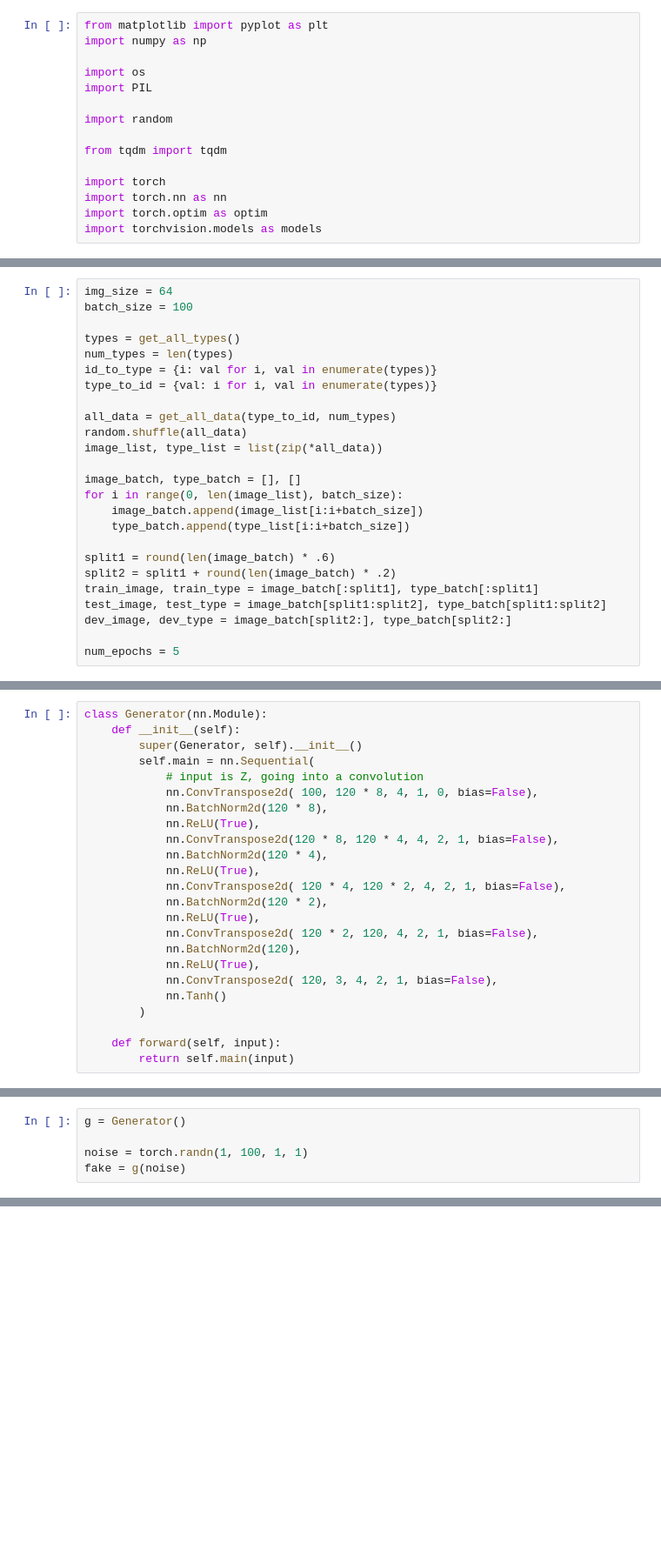
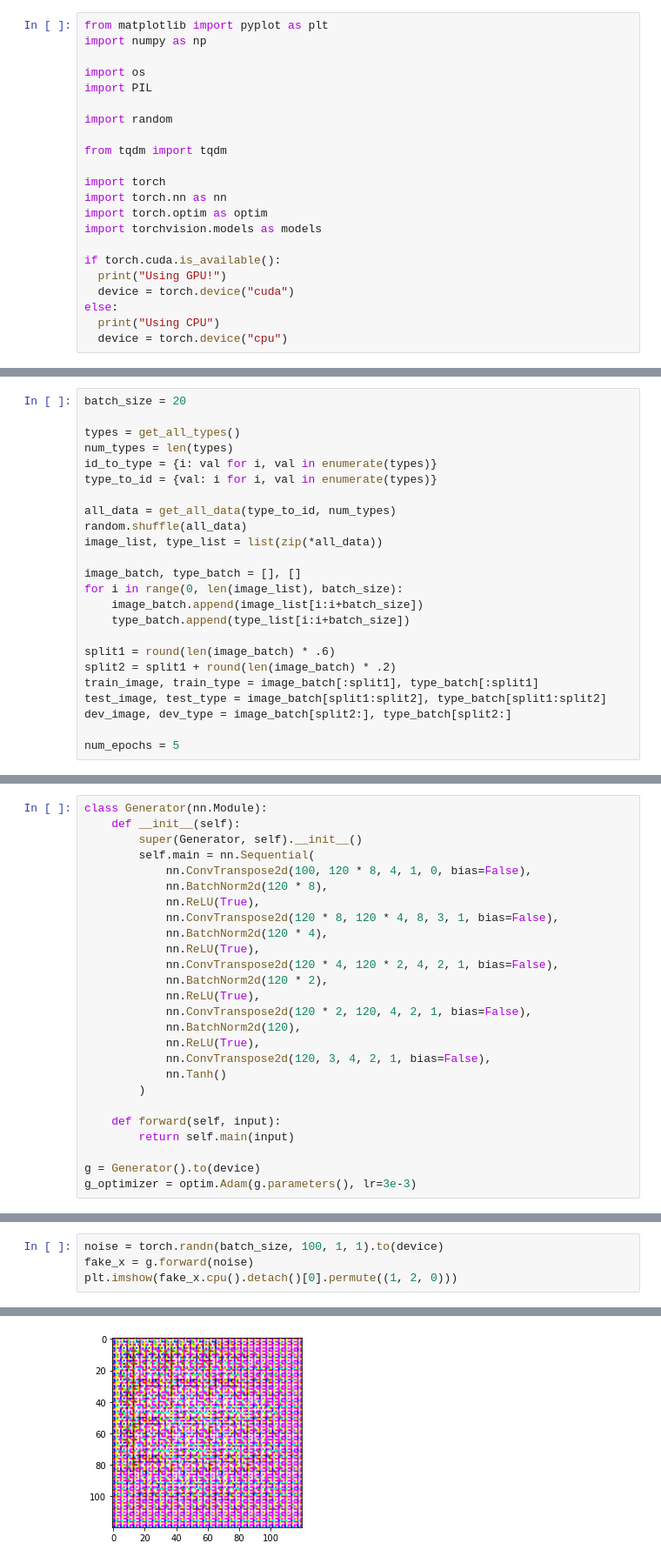
Before and after one commit to soorinslee/pokemon-type-classification, a Jupyter notebook: project.ipynb, the cells around one changed output, grey strips where cells are left out. Shown at 87% size. Saved outputs shown, nothing was run; the diff lists cells and outputs as text; blank space fills up the shorter version.

```diff
--- a/project.ipynb
+++ b/project.ipynb
@@ -13,3 +13,10 @@ import torch
 import torch.nn as nn
 import torch.optim as optim
 import torchvision.models as models
+
+if torch.cuda.is_available():
+  print("Using GPU!")
+  device = torch.device("cuda")
+else:
+  print("Using CPU")
+  device = torch.device("cpu")
@@ -40,8 +52,7 @@ def get_all_data(_type_to_id, _num_types):
 
     return output[1:]
 # %%
-img_size = 64
-batch_size = 100
+batch_size = 20
 
 types = get_all_types()
 num_types = len(types)
@@ -177,22 +217,24 @@ class Generator(nn.Module):
     def __init__(self):
         super(Generator, self).__init__()
         self.main = nn.Sequential(
-            # input is Z, going into a convolution
-            nn.ConvTranspose2d( 100, 120 * 8, 4, 1, 0, bias=False),
+            nn.ConvTranspose2d(100, 120 * 8, 4, 1, 0, bias=False),
             nn.BatchNorm2d(120 * 8),
             nn.ReLU(True),
-            nn.ConvTranspose2d(120 * 8, 120 * 4, 4, 2, 1, bias=False),
+            nn.ConvTranspose2d(120 * 8, 120 * 4, 8, 3, 1, bias=False),
             nn.BatchNorm2d(120 * 4),
             nn.ReLU(True),
-            nn.ConvTranspose2d( 120 * 4, 120 * 2, 4, 2, 1, bias=False),
+            nn.ConvTranspose2d(120 * 4, 120 * 2, 4, 2, 1, bias=False),
             nn.BatchNorm2d(120 * 2),
             nn.ReLU(True),
-            nn.ConvTranspose2d( 120 * 2, 120, 4, 2, 1, bias=False),
+            nn.ConvTranspose2d(120 * 2, 120, 4, 2, 1, bias=False),
             nn.BatchNorm2d(120),
             nn.ReLU(True),
-            nn.ConvTranspose2d( 120, 3, 4, 2, 1, bias=False),
+            nn.ConvTranspose2d(120, 3, 4, 2, 1, bias=False),
             nn.Tanh()
         )
 
     def forward(self, input):
         return self.main(input)
+
+g = Generator().to(device)
+g_optimizer = optim.Adam(g.parameters(), lr=3e-3)
@@ -206,5 +240,0 @@ im = (torch.tensor(np.transpose(np.asarray(image.resize((120,120))) / 255.0, (2,
-# %%
-g = Generator()
-
-noise = torch.randn(1, 100, 1, 1)
-fake = g(noise)
@@ -240,0 +303,5 @@ Accuracy 0.556875
+# %%
+noise = torch.randn(batch_size, 100, 1, 1).to(device)
+fake_x = g.forward(noise)
+plt.imshow(fake_x.cpu().detach()[0].permute((1, 2, 0)))
+# %% [output]
@@ -240,0 +310 @@ Accuracy 0.556875
+[figure, added]
```
Also changed, not shown: parts of 16 cells of this notebook.
